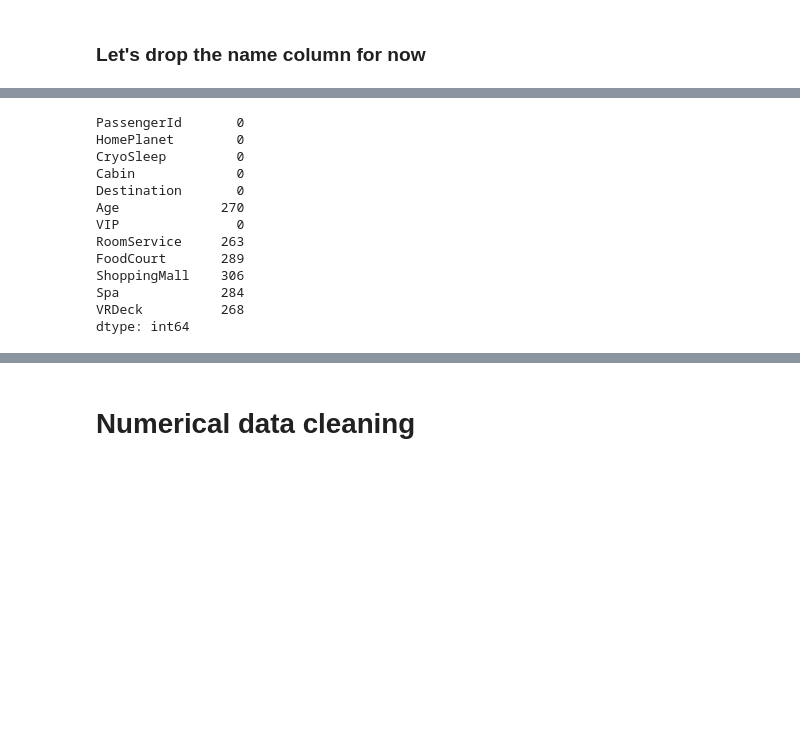
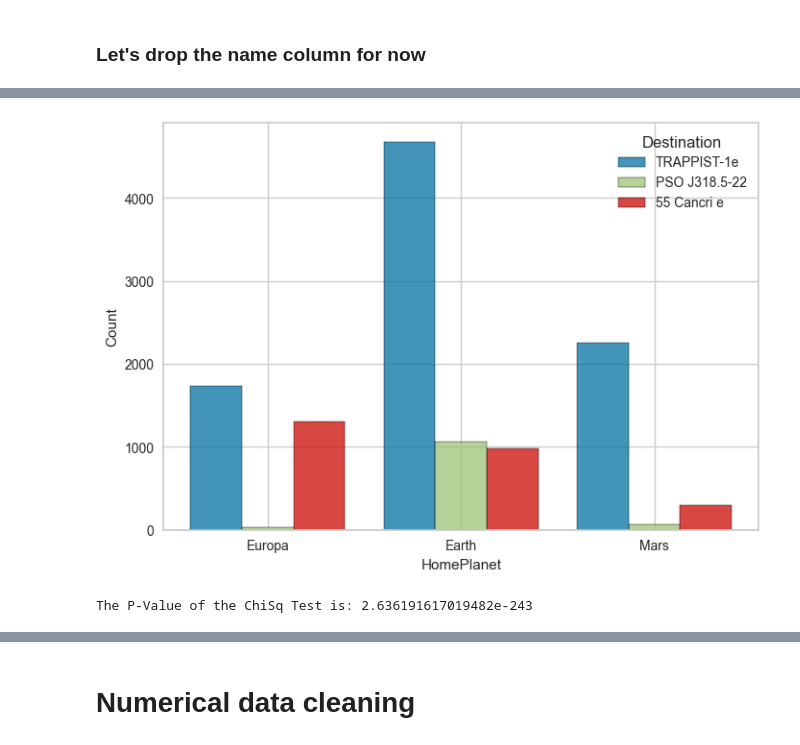
Before and after one commit to Anes31/Spaceship-Titanic, a Jupyter notebook: Spaceship Titanic.ipynb, the cells around one changed output, grey strips where cells are left out. Cells and saved outputs as stored; diff of their text form; code cells hidden in the pictures; blank space fills up the shorter version.

```diff
--- a/Spaceship Titanic.ipynb
+++ b/Spaceship Titanic.ipynb
@@ -67,0 +76,8 @@ data1 = data0.copy()
+# %%
+data1['GroupId'] = data1['PassengerId'].apply(lambda x: x.split('_')[0])
+#data1['GroupNum'] = data1['PassengerId'].apply(lambda x: x.split('_')[1])
+data1['Deck'] = data1.Cabin.apply(lambda x: str(x).split('/')[0] if x is not np.nan else x)
+#data1['Num'] = data1.Cabin.apply(lambda x: str(x).split('/')[1] if x is not np.nan else x)
+data1['Side'] = data1.Cabin.apply(lambda x: str(x).split('/')[2] if x is not np.nan else x)
+
+data1 = data1.drop(['PassengerId', 'Cabin'], axis=1)
@@ -94,2 +90,2 @@ data1
 # %%
-data1 = data1.drop('Name', axis=1)
+data2 = data2.drop('Name', axis=1)
@@ -100,16 +92,13 @@ data1[categorical_columns] = pd.DataFrame(categorical_imputer.fit_transform(data
-# %%
-data1.isnull().sum()
-# %% [output]
-PassengerId       0
-HomePlanet        0
-CryoSleep         0
-Cabin             0
-Destination       0
-Age             270
-VIP               0
-RoomService     263
-FoodCourt       289
-ShoppingMall    306
-Spa             284
-VRDeck          268
-dtype: int64
+# %%
+sns.histplot(x=data2.HomePlanet, hue=data2.Destination, multiple="dodge", shrink=.8)
+plt.show()
+# %% [output]
+[figure, added]
+# %%
+CrosstabResult = pd.crosstab(index=data2['HomePlanet'],columns=data2['GroupId'])
+#print(CrosstabResult)
+
+ChiSqResult = scipy.stats.chi2_contingency(CrosstabResult)
+print('\nThe P-Value of the ChiSq Test is:', ChiSqResult[1])
+# %% [output]
+The P-Value of the ChiSq Test is: 2.636191617019482e-243
```
Also changed, not shown: parts of 50 cells of this notebook, 2 other files.
